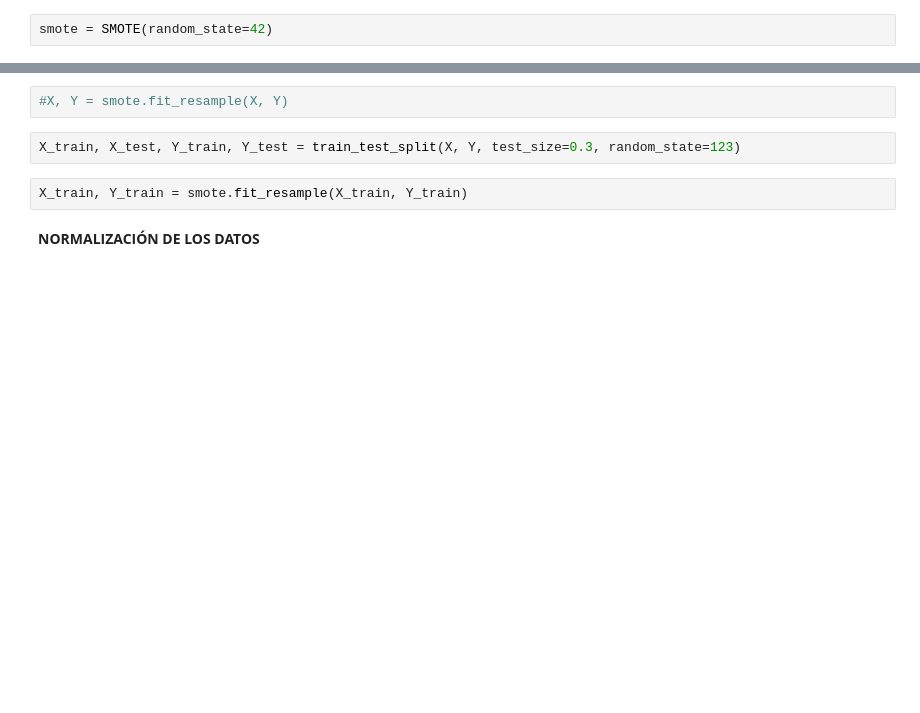
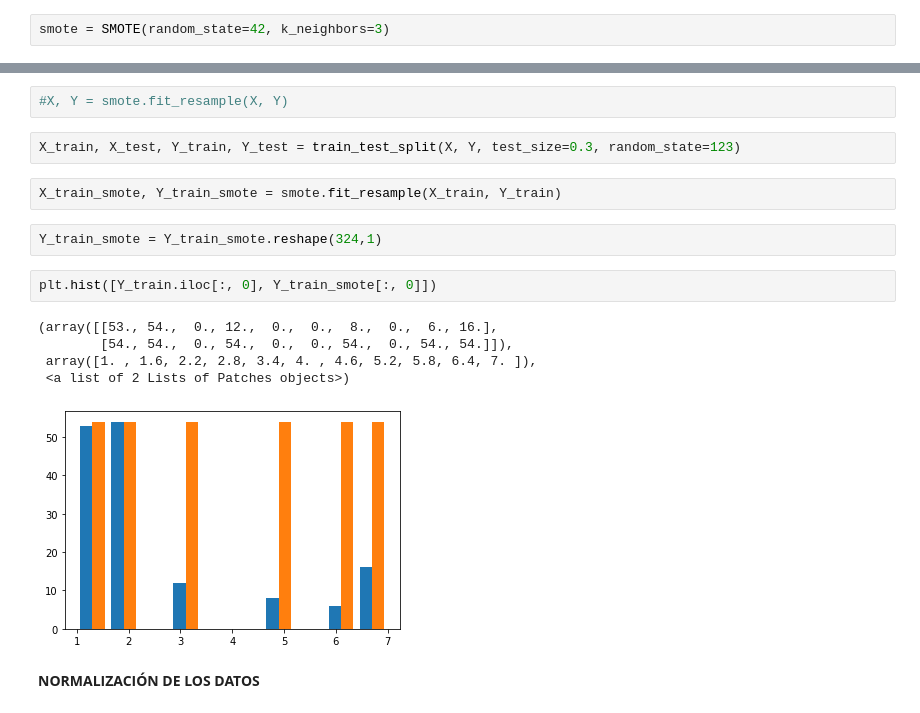
Before and after one commit to Luucaas8/IA3_CuadernoNicolini, a Jupyter notebook: Hunger_games.ipynb, the cells around one changed output, grey strips where cells are left out. Saved outputs shown, nothing was run; the diff lists cells and outputs as text; blank space fills up the shorter version.

```diff
--- a/Hunger_games.ipynb
+++ b/Hunger_games.ipynb
@@ -93,7 +98,7 @@ iron                0
 type_of_glass       0
 dtype: int64
 # %%
-smote = SMOTE(random_state=42)
+smote = SMOTE(random_state=42, k_neighbors=3)
 # %%
 X = dataframe.iloc[:, :-1]
 Y = dataframe.iloc[:, -1:]
@@ -102,7 +107,17 @@ Y = dataframe.iloc[:, -1:]
 # %%
 X_train, X_test, Y_train, Y_test = train_test_split(X, Y, test_size=0.3, random_state=123)
 # %%
-X_train, Y_train = smote.fit_resample(X_train, Y_train)
+X_train_smote, Y_train_smote = smote.fit_resample(X_train, Y_train)
+# %%
+Y_train_smote = Y_train_smote.reshape(324,1)
+# %%
+plt.hist([Y_train.iloc[:, 0], Y_train_smote[:, 0]])
+# %% [output]
+(array([[53., 54.,  0., 12.,  0.,  0.,  8.,  0.,  6., 16.],
+        [54., 54.,  0., 54.,  0.,  0., 54.,  0., 54., 54.]]),
+ array([1. , 1.6, 2.2, 2.8, 3.4, 4. , 4.6, 5.2, 5.8, 6.4, 7. ]),
+ <a list of 2 Lists of Patches objects>)
+[figure, added]
 # %% [markdown]
 **NORMALIZACIÓN DE LOS DATOS**
 # %%
```
Also changed, not shown: parts of 13 cells of this notebook.
